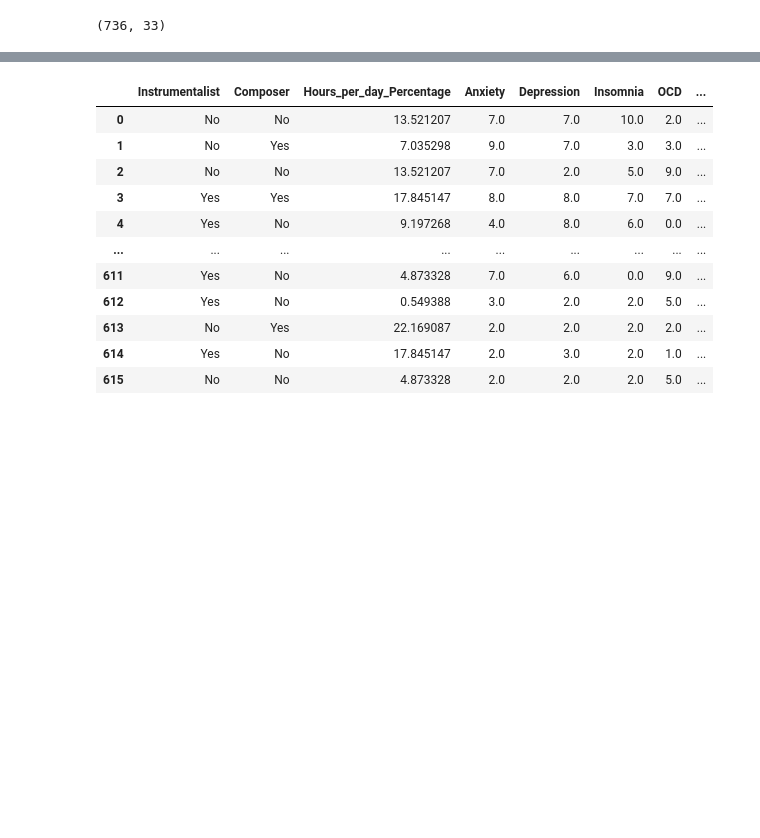
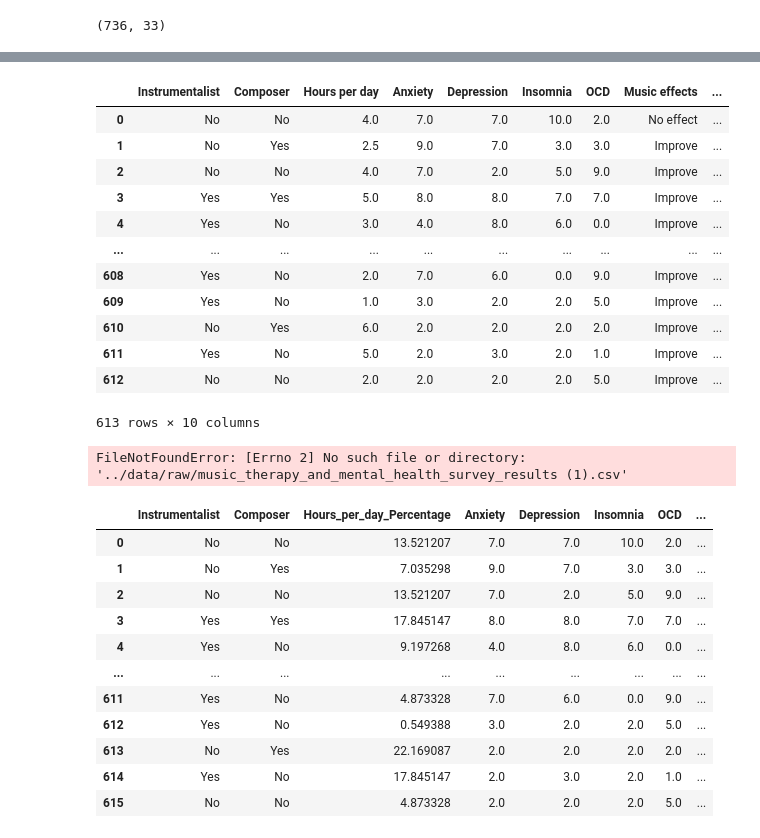
Before and after one commit to ubco-W2022T2-data301/project-group-group12, a Jupyter notebook: analysis/ungraded/Analysis1roughdraft.ipynb, the cells around one changed output, grey strips where cells are left out. Cells and saved outputs as stored; diff of their text form; code cells hidden in the pictures; blank space fills up the shorter version.

```diff
--- a/analysis/ungraded/Analysis1roughdraft.ipynb
+++ b/analysis/ungraded/Analysis1roughdraft.ipynb
@@ -77,0 +83,2 @@ dataset.shape
+# %%
+dataset=dataset[['Instrumentalist', 'Composer', 'Hours per day', 'Anxiety', 'Depression', 'Insomnia', 'OCD','Music effects']]
@@ -77,0 +94,3 @@ dataset.shape
+# %%
+dataset=dataset.drop([13,307,579]).reset_index(drop=True)
+dataset
@@ -77,0 +111,52 @@ dataset.shape
+# %%
+dataset['Hours per day (%)'] = dataset['Hours per day'].apply(lambda x: ((x-dataset['Hours per day'].mean())/(dataset['Hours per day'].std())+1)/2*100)
+dataset
+#exporting this dataframe into a csv file for tableau
+dataset.to_csv('analysis1datasetpt1.csv')
+# %%
+def type_of_music(x):
+    '''
+    Decides what type of music the responder participated in. If they were a composer, instrumentalist, both, or neither
+    '''
+    if (x['Instrumentalist']=="Yes") & (x['Composer']=="Yes"):
+        return "Both"
+    elif x['Instrumentalist']=="Yes":
+        return "Instrumentalist"
+    elif x['Composer']=="Yes":
+        return "Composer"
+    else:
+        return "Neither"
+# %%
+dataset['Music Participation']= dataset.apply(type_of_music, axis="columns")
+dataset
+# %% [output]
+|  | Instrumentalist | Composer | Hours per day | Anxiety | Depression | Insomnia | OCD | Music effects | ... |
+| 0 | No | No | 4.0 | 7.0 | 7.0 | 10.0 | 2.0 | No effect | ... |
+| 1 | No | Yes | 2.5 | 9.0 | 7.0 | 3.0 | 3.0 | Improve | ... |
+| 2 | No | No | 4.0 | 7.0 | 2.0 | 5.0 | 9.0 | Improve | ... |
+| 3 | Yes | Yes | 5.0 | 8.0 | 8.0 | 7.0 | 7.0 | Improve | ... |
+| 4 | Yes | No | 3.0 | 4.0 | 8.0 | 6.0 | 0.0 | Improve | ... |
+| ... | ... | ... | ... | ... | ... | ... | ... | ... | ... |
+| 608 | Yes | No | 2.0 | 7.0 | 6.0 | 0.0 | 9.0 | Improve | ... |
+| 609 | Yes | No | 1.0 | 3.0 | 2.0 | 2.0 | 5.0 | Improve | ... |
+| 610 | No | Yes | 6.0 | 2.0 | 2.0 | 2.0 | 2.0 | Improve | ... |
+| 611 | Yes | No | 5.0 | 2.0 | 3.0 | 2.0 | 1.0 | Improve | ... |
+| 612 | No | No | 2.0 | 2.0 | 2.0 | 2.0 | 5.0 | Improve | ... |
+613 rows × 10 columns
+# %%
+chaindf=(
+    pd.read_csv('../data/raw/music_therapy_and_mental_health_survey_results (1).csv')
+    .dropna()
+    .assign(
+	Overall_mental_health=lambda x: x['Anxiety']*.35+x['Depression']*.35+x['Insomnia']*.2+x['OCD']*.1)
+    .assign(
+        Music_Participation=lambda x: x.apply(type_of_music, axis="columns"))
+    .reset_index(drop=True)
+    .assign(
+        Hours_per_day_Percentage=lambda x: x.apply(standardization,axis="columns")
+    )
+    .loc[:, ["Instrumentalist", "Composer", "Hours_per_day_Percentage", "Anxiety", "Depression","Insomnia","OCD", "Music effects","Music_Participation","Overall_mental_health"]]
+)
+chaindf
+# %% [output]
+FileNotFoundError: [Errno 2] No such file or directory: '../data/raw/music_therapy_and_mental_health_survey_results (1).csv'
```
Also changed, not shown: parts of 9 cells of this notebook, 2 other files.
